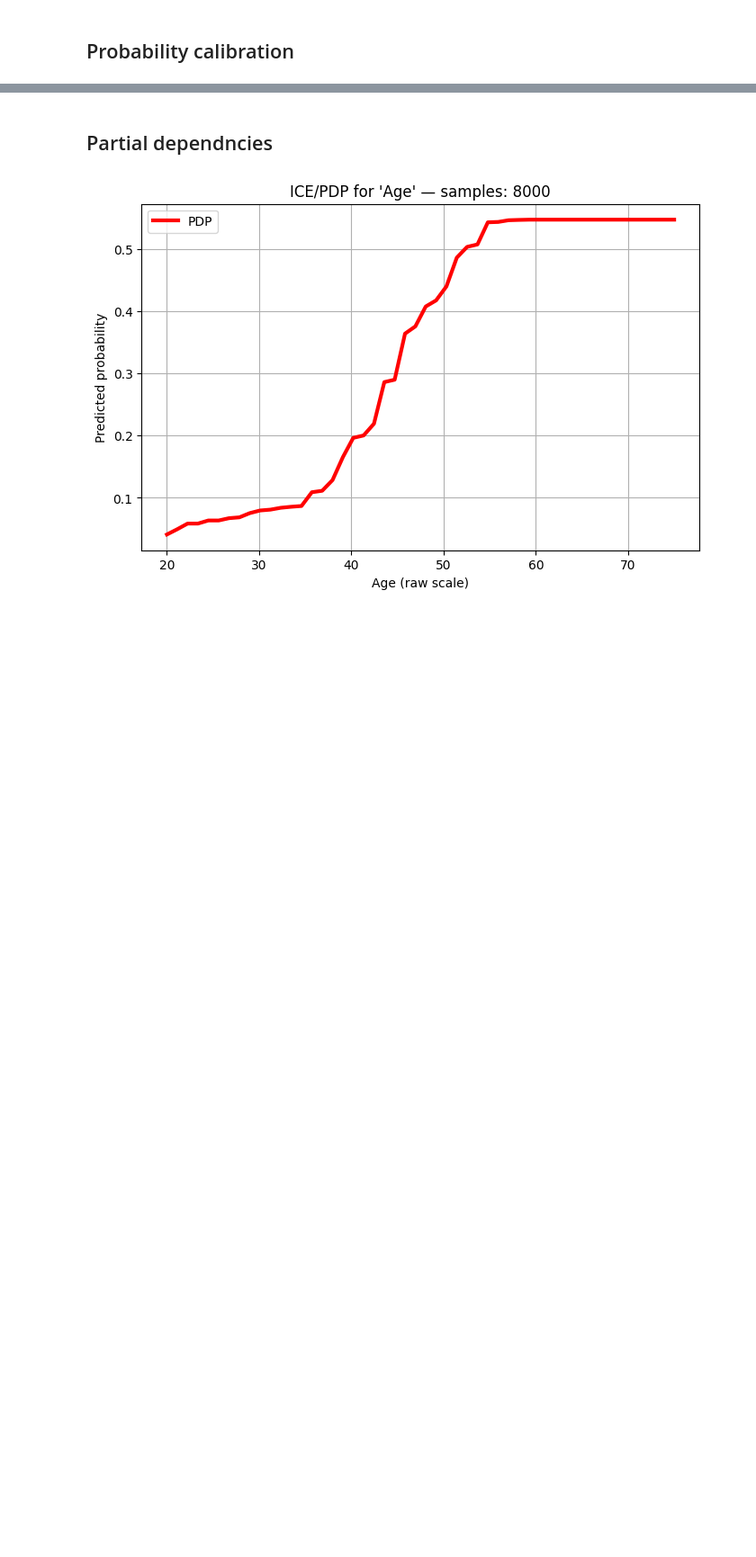
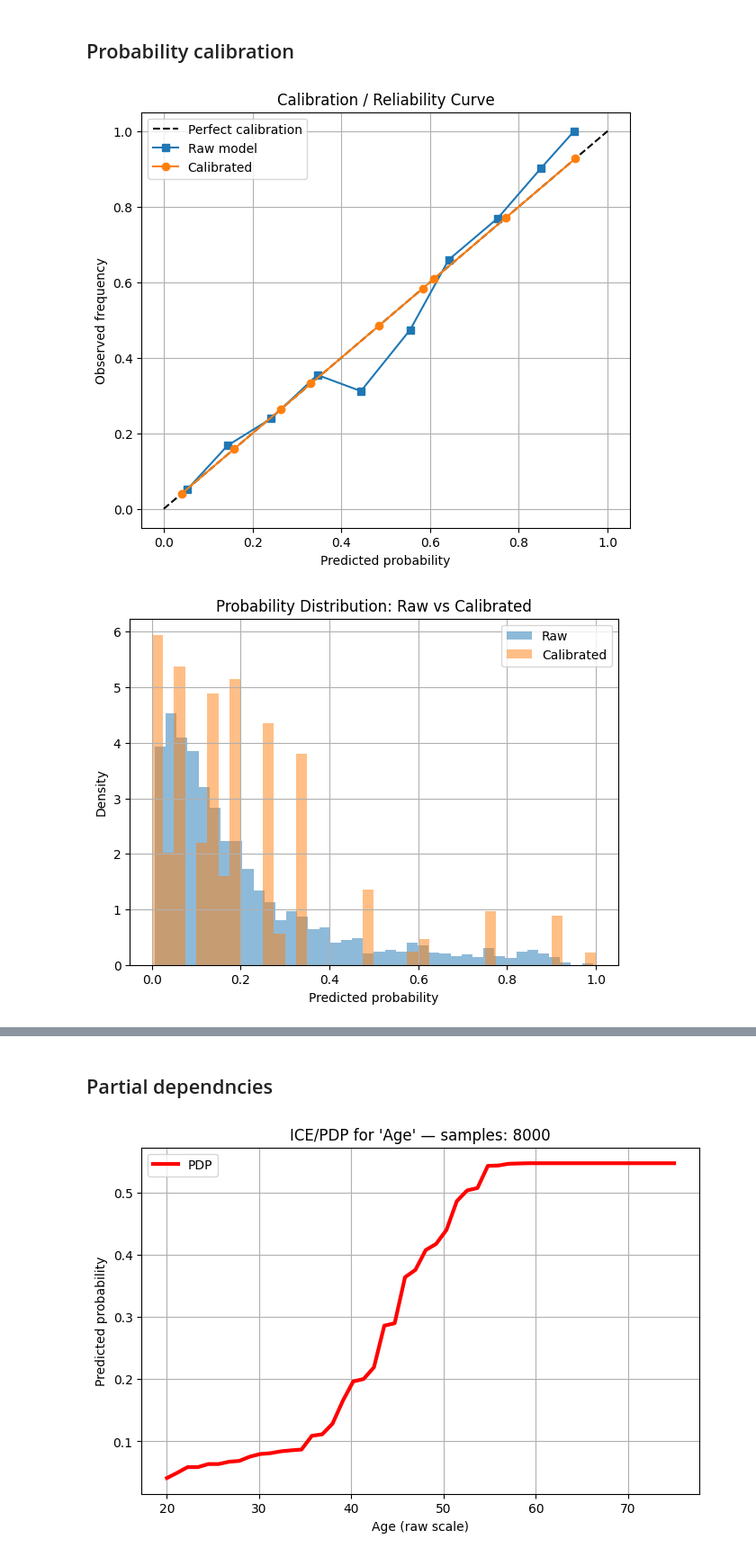
Before and after one commit to ArnauFabregat/probability_estimation, a Jupyter notebook: notebooks/xgboost.ipynb, the cells around one changed output, grey strips where cells are left out. Shown at 90% size. Saved outputs shown, nothing was run; the diff lists cells and outputs as text; code cells hidden in the pictures; blank space fills up the shorter version.

Commit message:
wip calibration

```diff
--- a/notebooks/xgboost.ipynb
+++ b/notebooks/xgboost.ipynb
@@ -138,2 +139,12 @@ plt.show()
 # %% [markdown]
 ## Probability calibration
+# %%
+cal = Calibrator(method="isotonic")
+cal.fit(probs_val, y_val)
+
+probs_val_cal = cal.predict_proba(probs_val)
+# %%
+calibration_diagnostics(y_val, probs_val, probs_val_cal)
+# %% [output]
+[figure, added]
+[figure, added]
```
Also changed, not shown: parts of 11 cells of this notebook, 3 other files.
